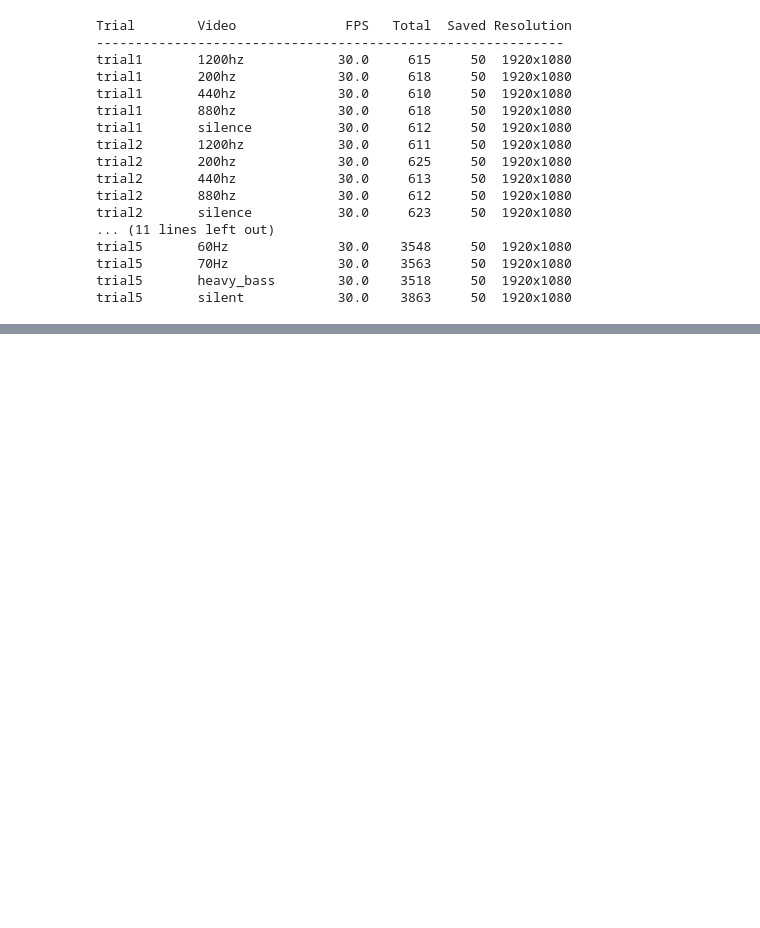
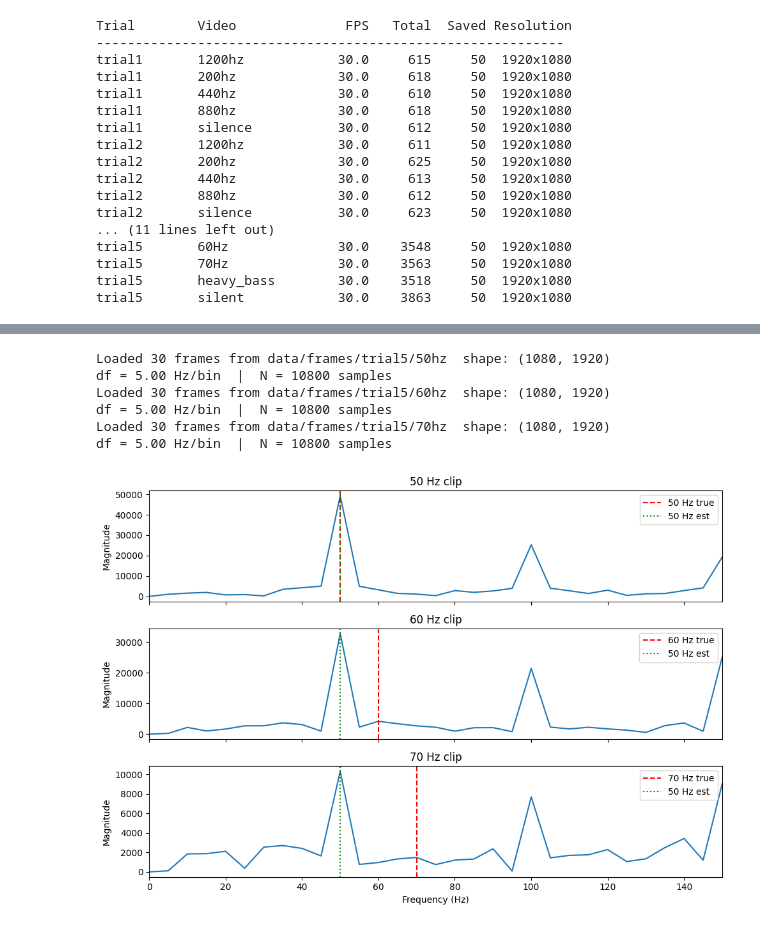
Before and after one commit to EKasuti/rolling-shutter-vibrometry, a Jupyter notebook: final.ipynb, the cells around one changed output, grey strips where cells are left out. Cells and saved outputs as stored; diff of their text form; code cells hidden in the pictures; blank space fills up the shorter version.

Commit message:
feat: results summary

```diff
--- a/final.ipynb
+++ b/final.ipynb
@@ -86,0 +237,15 @@ trial5       silent            30.0    3863     50  1920x1080
+# %%
+test_cases = {
+    "50hz":  50,
+    "60hz":  60,
+    "70hz":  70,
+}
+
+results = []
+for freq_name, true_freq in test_cases.items():
+    frames = load_frames_from_disk("trial5", freq_name)
+    freqs_hz, fft_mag, est_hz = analyze_multi_frame(
+        frames[2:12], ROW_READOUT_RATE_CAL, COL_START, COL_END)
+    error_pct = abs(est_hz - true_freq) / true_freq * 100
+    results.append((true_freq, est_hz, error_pct))
+    print(f"True: {true_freq} Hz | Est: {est_hz:.1f} Hz | Error: {error_pct:.1f}%")
@@ -86,0 +262,26 @@ trial5       silent            30.0    3863     50  1920x1080
+# %%
+fig, axes = plt.subplots(3, 1, figsize=(10, 7), sharex=True)
+
+for ax, (freq_name, true_freq) in zip(axes, test_cases.items()):
+    frames = load_frames_from_disk("trial5", freq_name)
+    freqs_hz, fft_mag, est_hz = analyze_multi_frame(
+        frames[2:12], ROW_READOUT_RATE_CAL, COL_START, COL_END)
+    ax.plot(freqs_hz, fft_mag)
+    ax.axvline(true_freq, color='r', linestyle='--', label=f'{true_freq} Hz true')
+    ax.axvline(est_hz, color='g', linestyle=':', label=f'{est_hz:.0f} Hz est')
+    ax.set_xlim(0, 150)
+    ax.set_ylabel("Magnitude")
+    ax.set_title(f"{true_freq} Hz clip")
+    ax.legend()
+
+axes[-1].set_xlabel("Frequency (Hz)")
+plt.tight_layout()
+plt.show()
+# %% [output]
+Loaded 30 frames from data/frames/trial5/50hz  shape: (1080, 1920)
+df = 5.00 Hz/bin  |  N = 10800 samples
+Loaded 30 frames from data/frames/trial5/60hz  shape: (1080, 1920)
+df = 5.00 Hz/bin  |  N = 10800 samples
+Loaded 30 frames from data/frames/trial5/70hz  shape: (1080, 1920)
+df = 5.00 Hz/bin  |  N = 10800 samples
+[figure, added]
```
Also changed, not shown: parts of 26 cells of this notebook, 1 other file.
